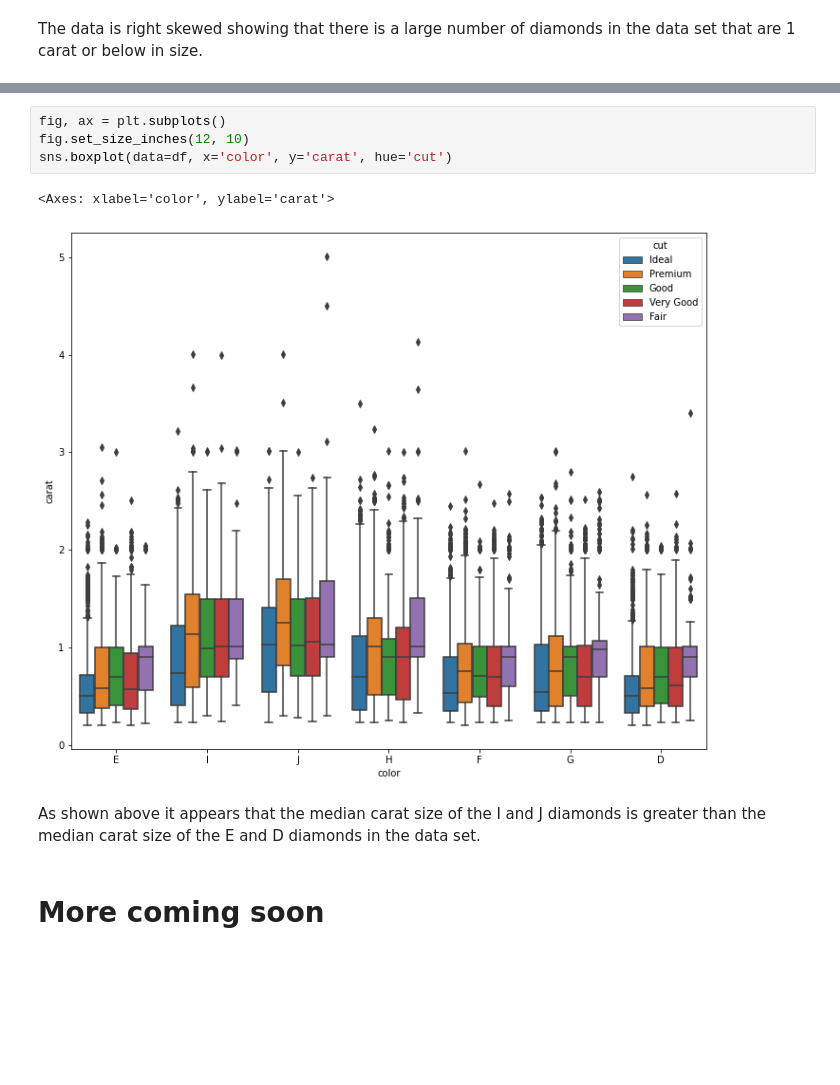
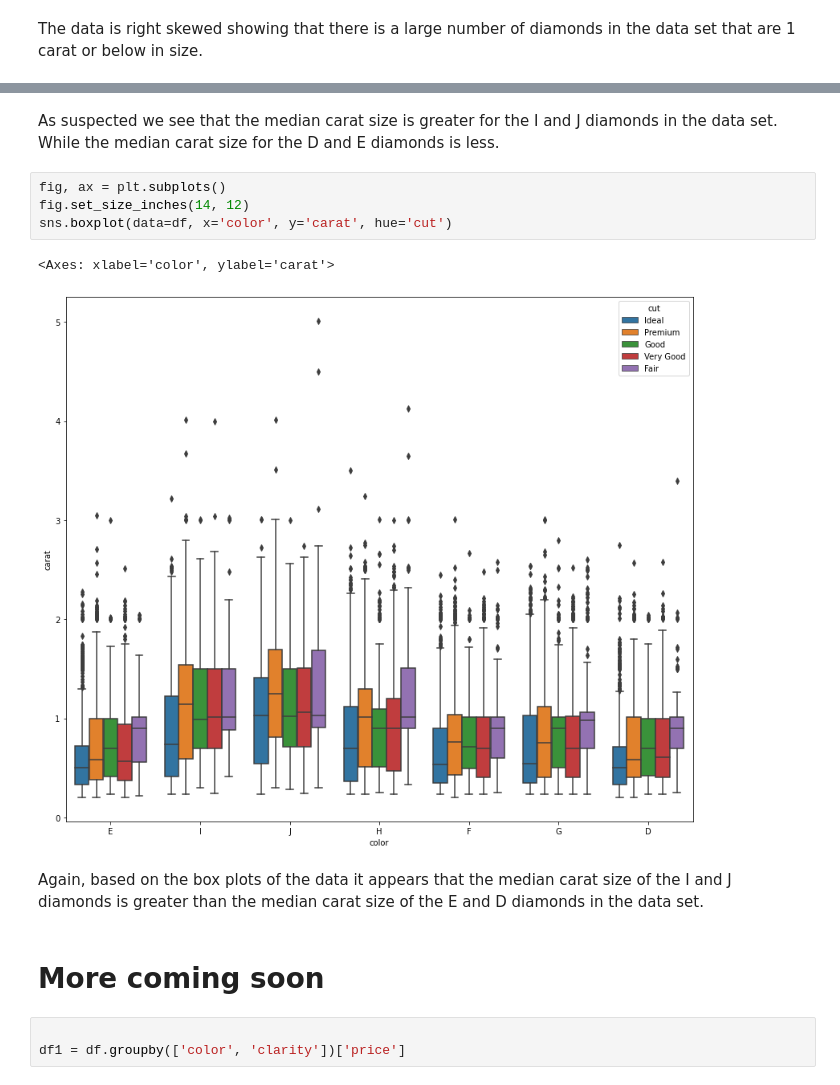
Before and after one commit to LACLanthony/diamonds, a Jupyter notebook: diamonds.ipynb, the cells around one changed output, grey strips where cells are left out. Drawn from its saved outputs; the diff is of its cells as text; blank space fills up the shorter version.

```diff
--- a/diamonds.ipynb
+++ b/diamonds.ipynb
@@ -161,11 +173,16 @@ The data is right skewed showing that there is a large number of diamonds in the
+# %% [markdown]
+As suspected we see that the median carat size is greater for the I and J diamonds in the data set. While the median carat size for the D and E diamonds is less.
 # %%
 fig, ax = plt.subplots()
-fig.set_size_inches(12, 10)
+fig.set_size_inches(14, 12)
 sns.boxplot(data=df, x='color', y='carat', hue='cut')
 # %% [output]
 <Axes: xlabel='color', ylabel='carat'>
-[figure, old version]
+[figure, new version]
 # %% [markdown]
-As shown above it appears that the median carat size of the I and J diamonds is greater than the median carat size of the E and D diamonds in the data set.
+Again, based on the box plots of the data it appears that the median carat size of the I and J diamonds is greater than the median carat size of the E and D diamonds in the data set.
 # %% [markdown]
 #  More coming soon
+# %%
+
+df1 = df.groupby(['color', 'clarity'])['price']
```
Also changed, not shown: parts of 9 cells of this notebook.
